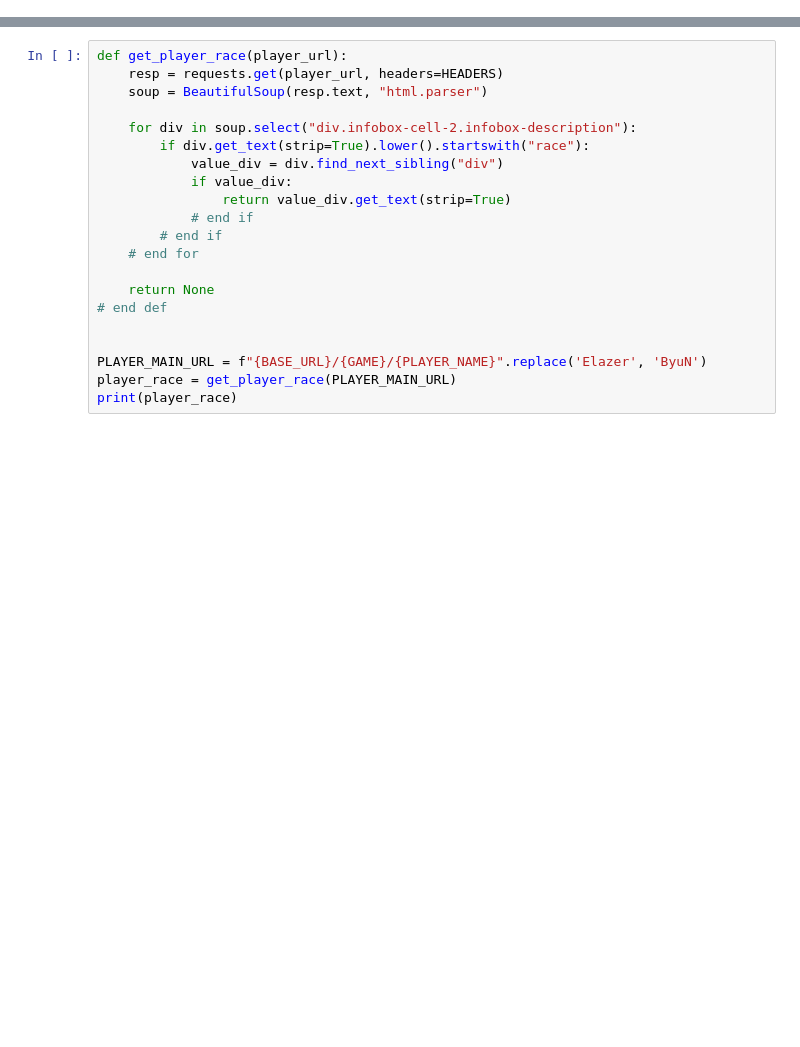
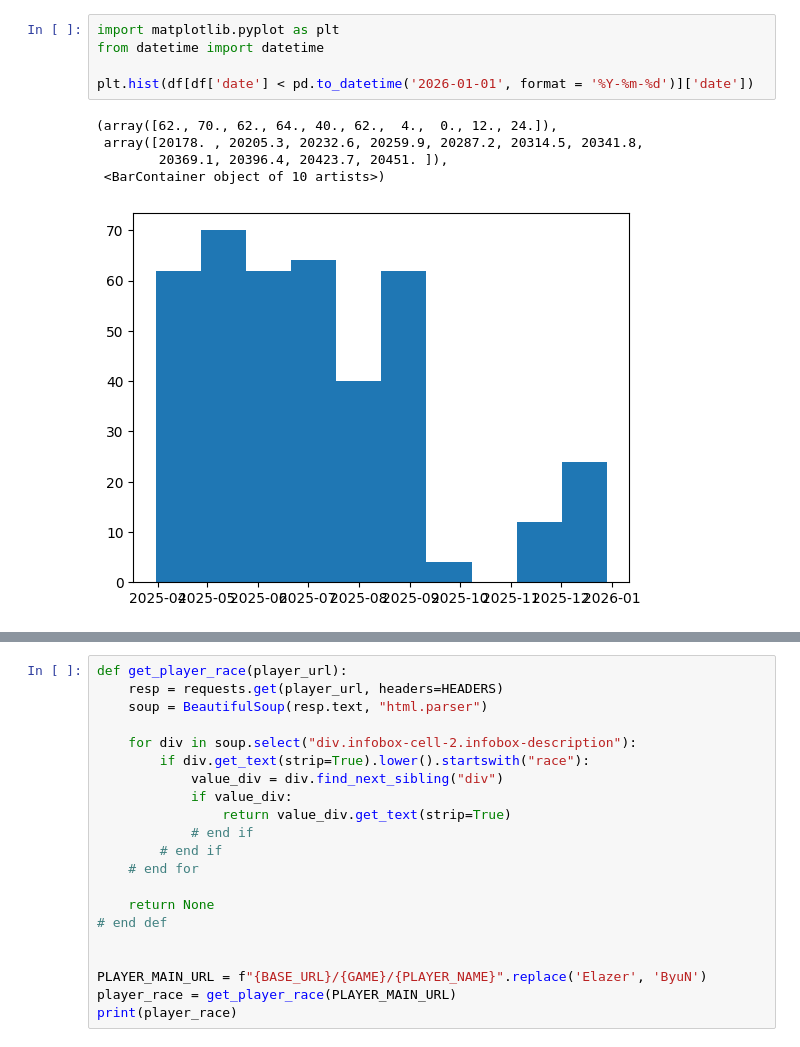
Before and after one commit to InnerShadow/Sc2, a Jupyter notebook: notebooks/0_grub_dataset.ipynb, the cells around one changed output, grey strips where cells are left out. Cells and saved outputs as stored; diff of their text form; blank space fills up the shorter version.

```diff
--- a/notebooks/0_grub_dataset.ipynb
+++ b/notebooks/0_grub_dataset.ipynb
@@ -194,0 +261,11 @@ https://liquipedia.net/starcraft2/Special:RunQuery/Match_history?title=Special%3
+# %%
+import matplotlib.pyplot as plt
+from datetime import datetime
+
+plt.hist(df[df['date'] < pd.to_datetime('2026-01-01', format = '%Y-%m-%d')]['date'])
+# %% [output]
+(array([62., 70., 62., 64., 40., 62.,  4.,  0., 12., 24.]),
+ array([20178. , 20205.3, 20232.6, 20259.9, 20287.2, 20314.5, 20341.8,
+        20369.1, 20396.4, 20423.7, 20451. ]),
+ <BarContainer object of 10 artists>)
+[figure, added]
```
Also changed, not shown: parts of 9 cells of this notebook, 8 other files.
